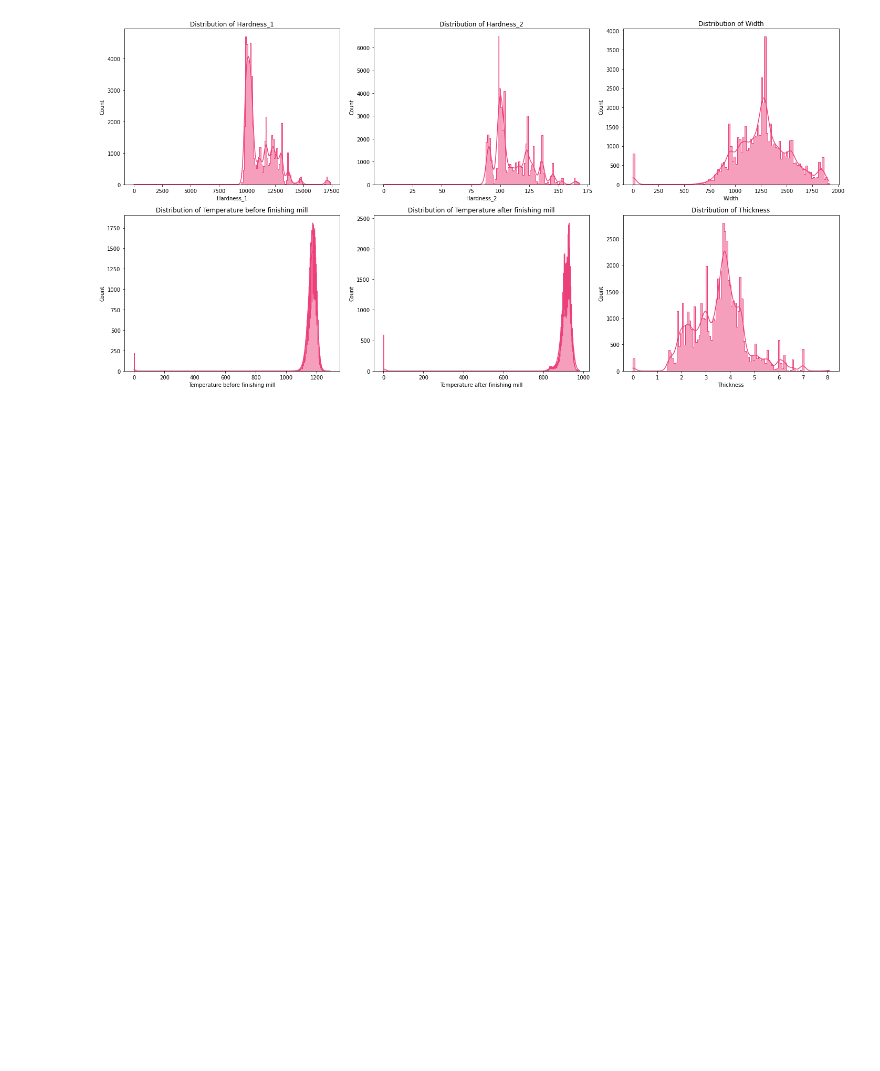
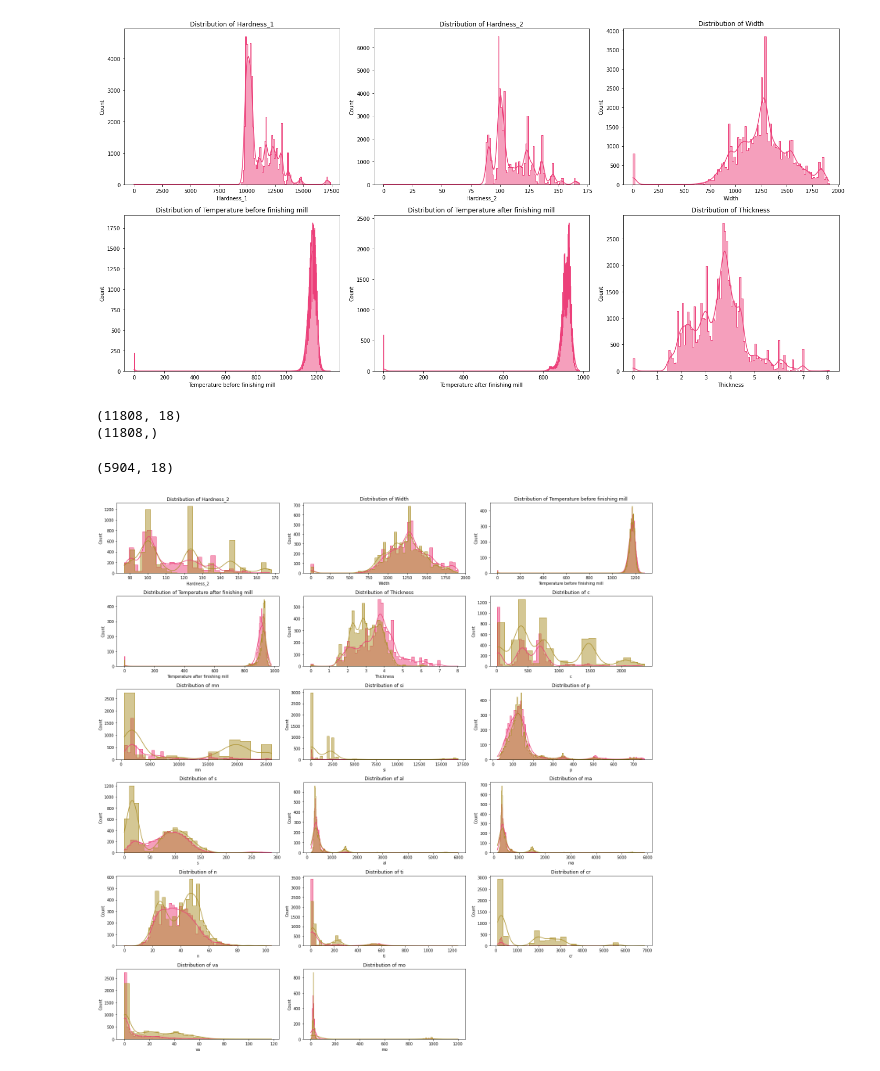
Before and after one commit to HavvaEb/ArcelorMittal_project, a Jupyter notebook: classification.ipynb, the cells around one changed output. Drawn from its saved outputs; the diff is of its cells as text; code cells hidden in the pictures; blank space fills up the shorter version.

```diff
--- a/classification.ipynb
+++ b/classification.ipynb
@@ -118,8 +113,8 @@ import seaborn as sns
 from imblearn.under_sampling import RandomUnderSampler
 from sklearn.preprocessing import MinMaxScaler
 import pandas as pd
-#X=pd.concat([df1.iloc[:,4:10], df1.iloc[:,11:14], df1.iloc[:,15:19], df1.iloc[:,20:25]],axis=1)
-X=pd.concat([df1.iloc[:,4:10], df1.iloc[:,11:14]],axis=1)
+X=pd.concat([df1.iloc[:,4:10], df1.iloc[:,11:14], df1.iloc[:,15:19], df1.iloc[:,20:25]],axis=1)
+#X=pd.concat([df1.iloc[:,4:10], df1.iloc[:,11:14]],axis=1)
 y=df2.iloc[:,1]
 
 #UNDERSAMPLING
@@ -130,8 +125,11 @@ X_resampled, y_resampled = rus.fit_resample(X, y)
 print(X_resampled.shape)
 print(y_resampled.shape)
 
-scaler = MinMaxScaler()
+#scaler = MinMaxScaler()
 
-df_scaled = scaler.fit_transform(X.to_numpy())
-df_norm = (X-X.min())/(X.max()-X.min())
-df1.iloc[:,12:]
+#X = scaler.fit_transform(X.to_numpy())
+#X = (X-X.min())/(X.max()-X.min())
+#df1.iloc[:,12:]
+# %% [output]
+(11808, 18)
+(11808,)
@@ -140,3 +136,22 @@ df1.iloc[:,12:]
+# %%
+## Split Data
+x0 = X_resampled[y_resampled==0]
+x1 = X_resampled[y_resampled==1]
+x1.shape
+# %% [output]
+(5904, 18)
+# %%
+feature_cols=x0.columns[1:18].to_numpy()
+plt.figure(figsize=(20,20))
+for i,col in enumerate(feature_cols):
+    plt.subplot(6,3,i+1)
+    sns.histplot(data=x0,x=col,kde=True,element='step',color='#EC407A')
+    sns.histplot(data=x1,x=col,kde=True,element='step',color='#AB902B')
+    plt.title(f"Distribution of {col}")
+plt.tight_layout()
+plt.show()
+# %% [output]
+[figure, added]
 # %%
 # Split dataframe into random train and test subsets
 from sklearn.model_selection import train_test_split
```
Also changed, not shown: parts of 15 cells of this notebook, 2 other files.
